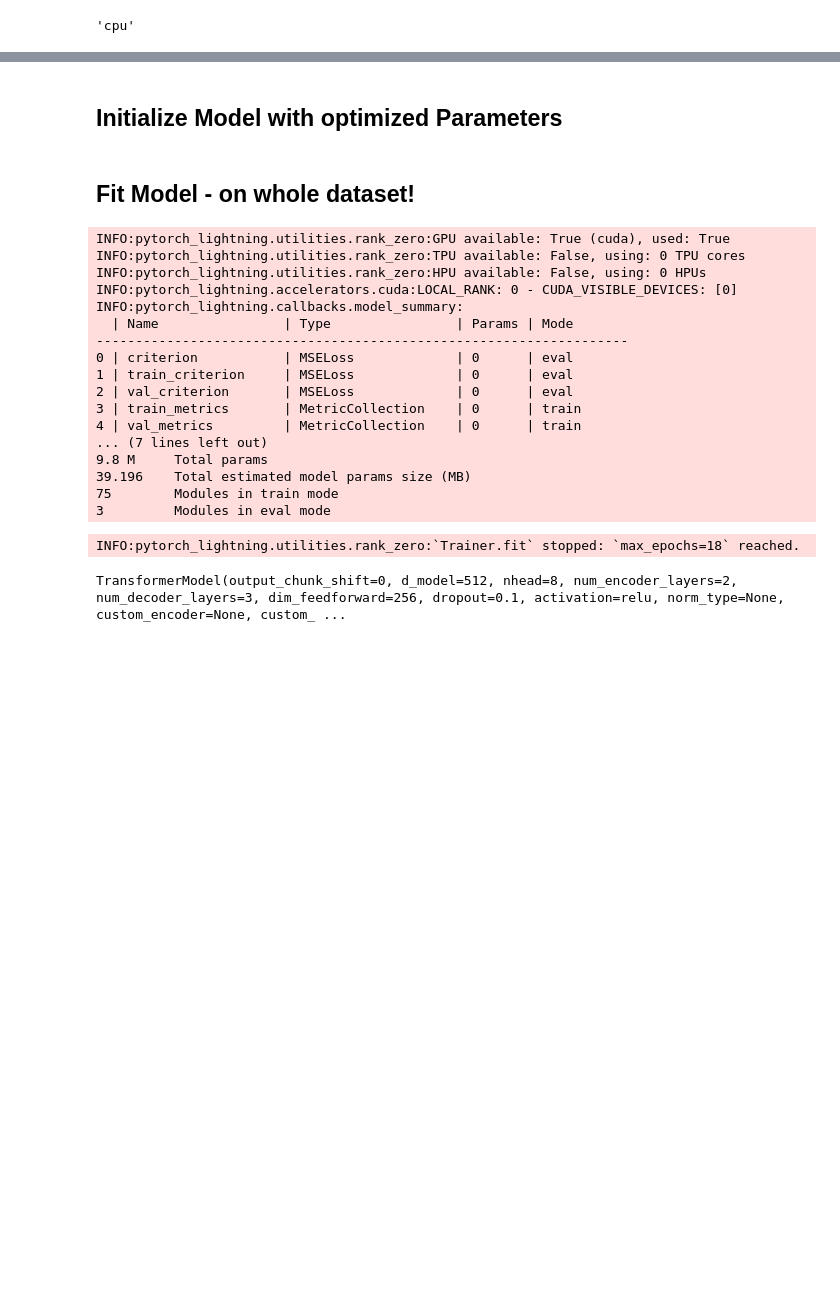
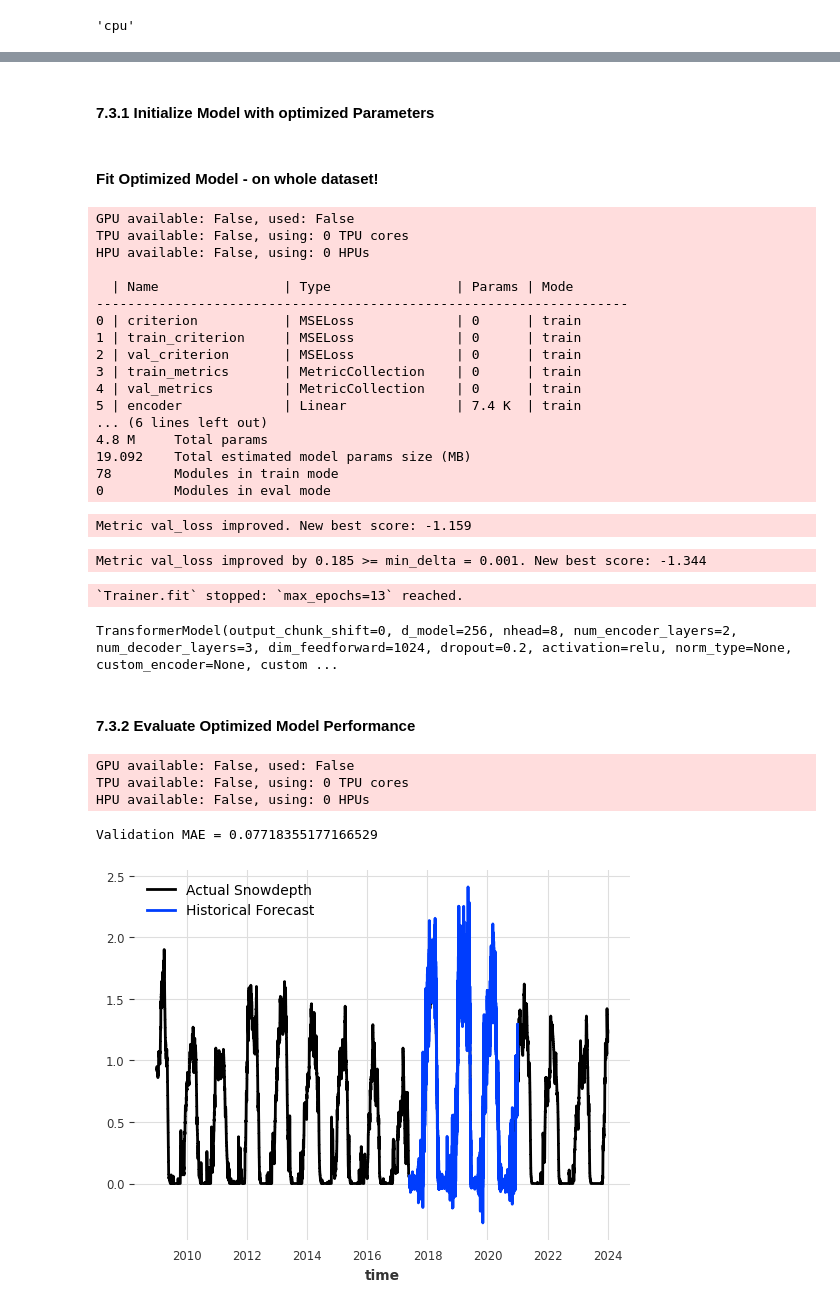
Before and after one commit to MadMax1995bb/powder_alert2.0, a Jupyter notebook: notebooks/notebook_Anita_Gei_snowdepth_1.ipynb, the cells around one changed output, grey strips where cells are left out. Cells and saved outputs as stored; diff of their text form; code cells hidden in the pictures; blank space fills up the shorter version.

```diff
--- a/notebooks/notebook_Anita_Gei_snowdepth_1.ipynb
+++ b/notebooks/notebook_Anita_Gei_snowdepth_1.ipynb
@@ -542,3 +513,3 @@ Best trial: {'d_model': 512, 'nhead': 8, 'dropout': 0.1, 'batch_size': 64, 'num_
 # %% [markdown]
-## Initialize Model with optimized Parameters
+#### 7.3.1 Initialize Model with optimized Parameters
 # %%
@@ -574,9 +556,9 @@ model = TransformerModel(
     random_state=42
     )
 # %% [markdown]
-## Fit Model - on whole dataset!
+#### Fit Optimized Model - on whole dataset!
 # %%
-model.fit(
+improved_model.fit(
     series=y_train,
     past_covariates=X_train,
     val_series=y_val,
@@ -584,22 +566,51 @@ model.fit(
     verbose=True
 )
 # %% [output]
-INFO:pytorch_lightning.utilities.rank_zero:GPU available: True (cuda), used: True
-INFO:pytorch_lightning.utilities.rank_zero:TPU available: False, using: 0 TPU cores
-INFO:pytorch_lightning.utilities.rank_zero:HPU available: False, using: 0 HPUs
-INFO:pytorch_lightning.accelerators.cuda:LOCAL_RANK: 0 - CUDA_VISIBLE_DEVICES: [0]
-INFO:pytorch_lightning.callbacks.model_summary:
+GPU available: False, used: False
+TPU available: False, using: 0 TPU cores
+HPU available: False, using: 0 HPUs
+
   | Name                | Type                | Params | Mode
 --------------------------------------------------------------------
-0 | criterion           | MSELoss             | 0      | eval
-1 | train_criterion     | MSELoss             | 0      | eval
-2 | val_criterion       | MSELoss             | 0      | eval
+0 | criterion           | MSELoss             | 0      | train
+1 | train_criterion     | MSELoss             | 0      | train
+2 | val_criterion       | MSELoss             | 0      | train
 3 | train_metrics       | MetricCollection    | 0      | train
 4 | val_metrics         | MetricCollection    | 0      | train
-... (7 lines left out)
-9.8 M     Total params
-39.196    Total estimated model params size (MB)
-75        Modules in train mode
-3         Modules in eval mode
+5 | encoder             | Linear              | 7.4 K  | train
+... (6 lines left out)
+4.8 M     Total params
+19.092    Total estimated model params size (MB)
+78        Modules in train mode
+0         Modules in eval mode
-INFO:pytorch_lightning.utilities.rank_zero:`Trainer.fit` stopped: `max_epochs=18` reached.
+Metric val_loss improved. New best score: -1.159
-TransformerModel(output_chunk_shift=0, d_model=512, nhead=8, num_encoder_layers=2, num_decoder_layers=3, dim_feedforward=256, dropout=0.1, activation=relu, norm_type=None, custom_encoder=None, custom_ ...
+Metric val_loss improved by 0.185 >= min_delta = 0.001. New best score: -1.344
+`Trainer.fit` stopped: `max_epochs=13` reached.
+TransformerModel(output_chunk_shift=0, d_model=256, nhead=8, num_encoder_layers=2, num_decoder_layers=3, dim_feedforward=1024, dropout=0.2, activation=relu, norm_type=None, custom_encoder=None, custom ...
+# %% [markdown]
+#### 7.3.2 Evaluate Optimized Model Performance
+# %%
+historical_forecast_improved = improved_model.historical_forecasts(
+    series=y_train_val,
+    past_covariates=X_train_val,
+    start=0.7,
+    forecast_horizon=48,
+    stride=1,
+    retrain=False,
+    overlap_end=True,
+    verbose=True
+)
+
+error_mae = mae(snowdepth_series.slice_intersect(historical_forecast_improved), historical_forecast_improved)
+print(f"Validation MAE = {error_mae}")
+
+snowdepth_series.plot(label="Actual Snowdepth")
+historical_forecast_improved.plot(label="Historical Forecast")
+plt.legend()
+plt.show();
+# %% [output]
+GPU available: False, used: False
+TPU available: False, using: 0 TPU cores
+HPU available: False, using: 0 HPUs
+Validation MAE = 0.07718355177166529
+[figure, added]
```
Also changed, not shown: parts of 50 cells of this notebook, 3 other files.
